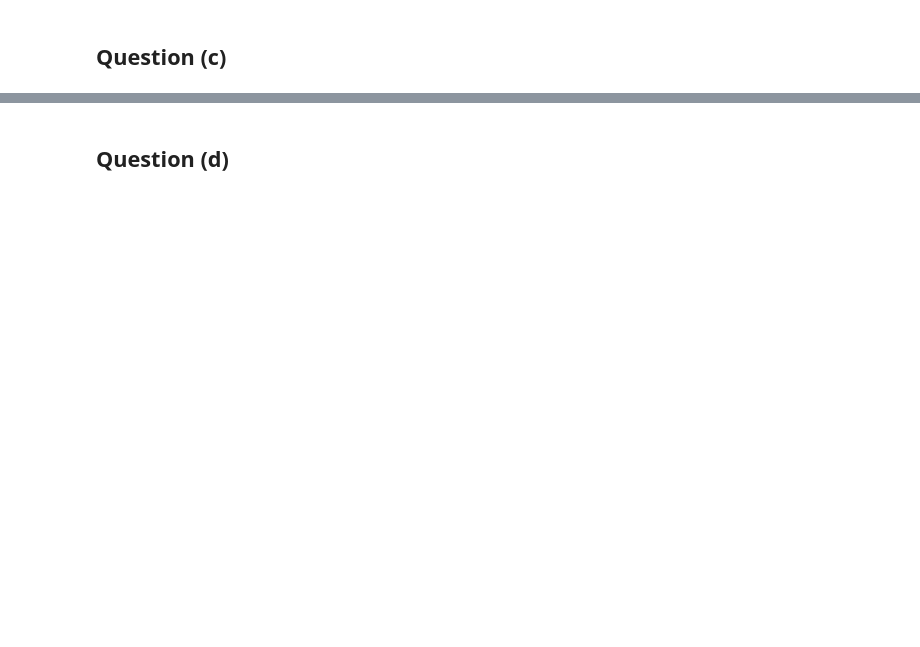
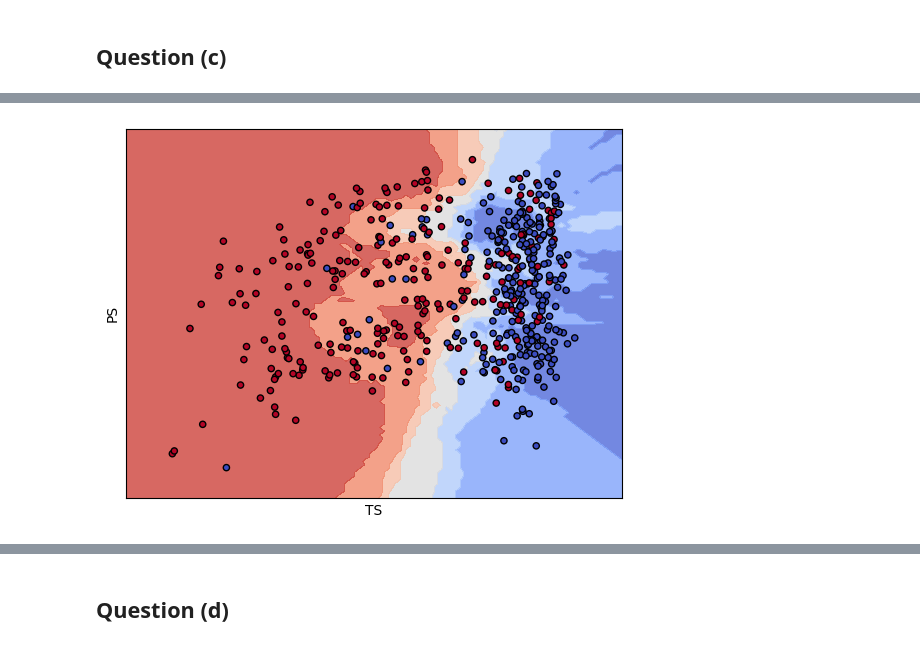
Before and after one commit to ShyEagle21/Practice, a Jupyter notebook: ML_1_hw2/Problem 1.ipynb, the cells around one changed output, grey strips where cells are left out. Drawn from its saved outputs; the diff is of its cells as text; code cells hidden in the pictures; blank space fills up the shorter version.

```diff
--- a/ML_1_hw2/Problem 1.ipynb
+++ b/ML_1_hw2/Problem 1.ipynb
@@ -54,0 +133,4 @@ X_test = scaler.transform(X_test)
+# %%
+plot_boundaries((KNN_Class(X_train, y_train, X_test, y_test, 17))[0], X_train, y_train)
+# %% [output]
+[figure, added]
```
Also changed, not shown: parts of 13 cells of this notebook.
